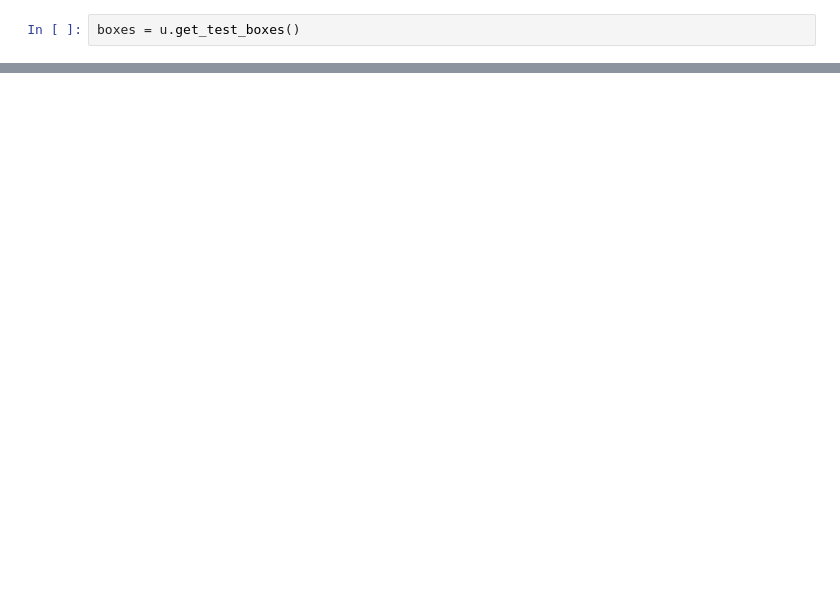
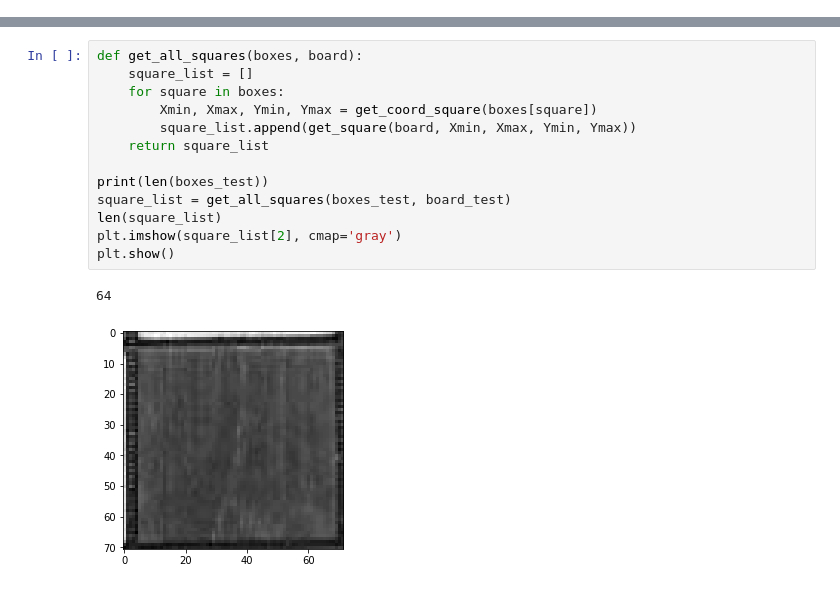
Before and after one commit to GuilhemPrince/VisualChess, a Jupyter notebook: code/get_array_from_board_intersec.ipynb, the cells around one changed output, grey strips where cells are left out. Drawn from its saved outputs; the diff is of its cells as text; blank space fills up the shorter version.

```diff
--- a/code/get_array_from_board_intersec.ipynb
+++ b/code/get_array_from_board_intersec.ipynb
@@ -18,2 +11,0 @@ plt.show()
-# %%
-boxes = u.get_test_boxes()
@@ -19,0 +35,16 @@ boxes = u.get_test_boxes()
+# %%
+def get_all_squares(boxes, board):
+    square_list = []
+    for square in boxes:
+        Xmin, Xmax, Ymin, Ymax = get_coord_square(boxes[square])
+        square_list.append(get_square(board, Xmin, Xmax, Ymin, Ymax))
+    return square_list
+
+print(len(boxes_test))
+square_list = get_all_squares(boxes_test, board_test)
+len(square_list)
+plt.imshow(square_list[2], cmap='gray')
+plt.show()
+# %% [output]
+64
+[figure, added]
```
Also changed, not shown: parts of 10 cells of this notebook, 3 other files.
